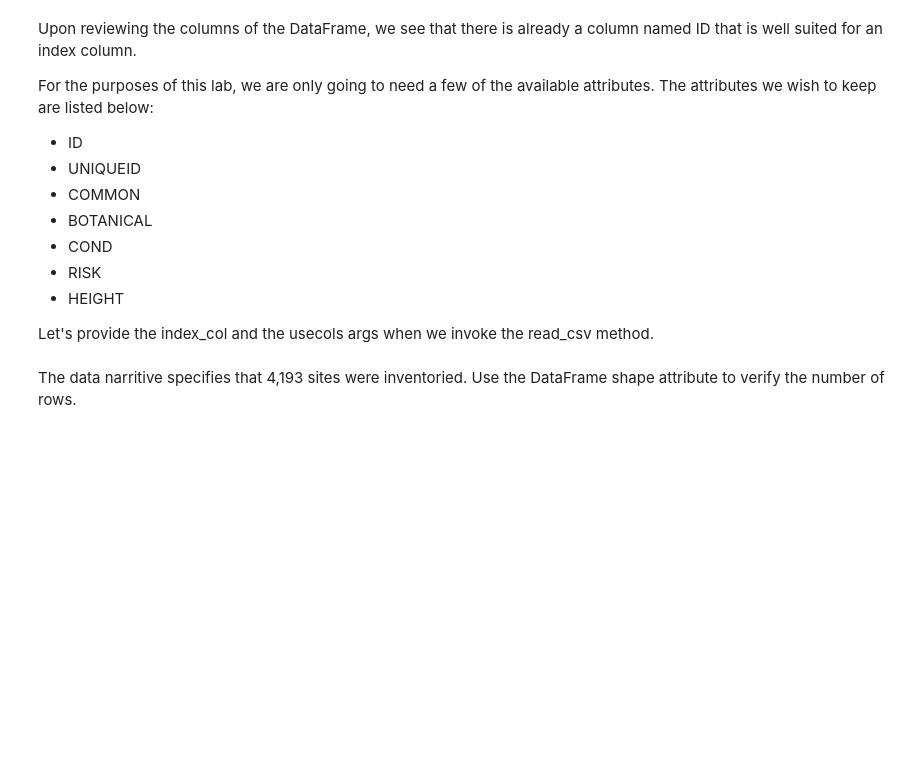
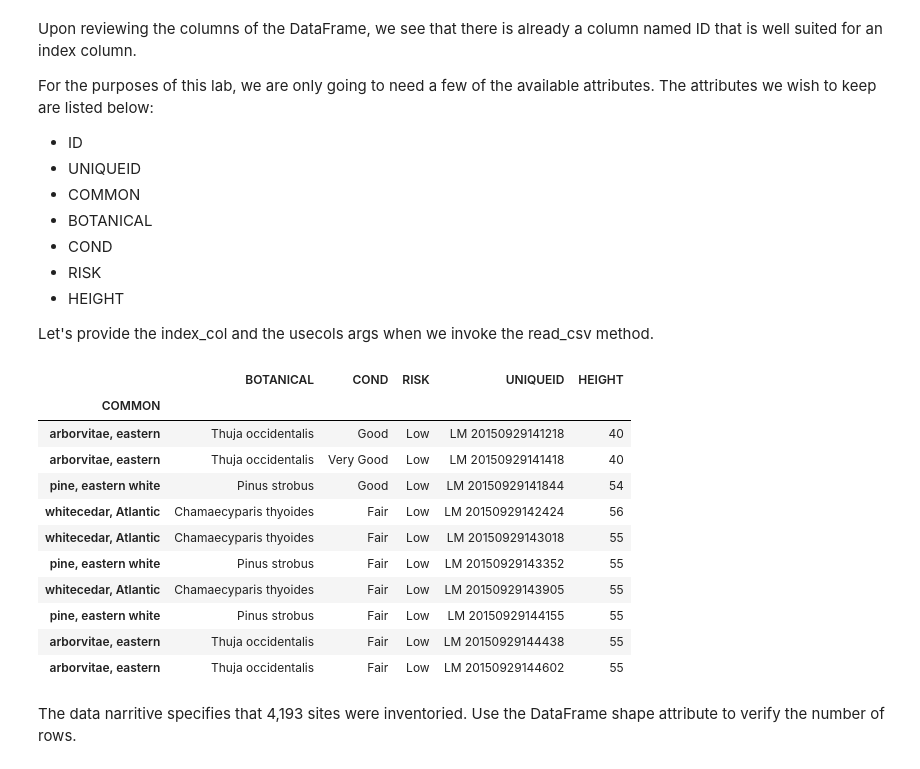
Before and after one commit to imirransom/DataEngineering.Labs.CityOfNewarkDETreeSurvey, a Jupyter notebook: data/newark_de_tree_survey-checkpoint.ipynb, the cells around one changed output. Saved outputs shown, nothing was run; the diff lists cells and outputs as text; code cells hidden in the pictures; blank space fills up the shorter version.

```diff
--- a/data/newark_de_tree_survey-checkpoint.ipynb
+++ b/data/newark_de_tree_survey-checkpoint.ipynb
@@ -64,5 +79,22 @@ For the purposes of this lab, we are only going to need a few of the available a
 * HEIGHT
 
 Let's provide the index_col and the usecols args when we invoke the read_csv method.
+# %%
+# Create the new DataFrame here.
+df2 = pd.read_csv("newark_tree_data.csv", index_col=0, usecols=['UNIQUEID', 'COMMON', 'BOTANICAL', 'COND', 'RISK', 'HEIGHT'])
 # %%
-# Create the new DataFrame here.
+# Display the first few rows of the new DataFrame here.
+df2.head(10)
+# %% [output]
+|  | BOTANICAL | COND | RISK | UNIQUEID | HEIGHT |
+| COMMON |  |  |  |  |  |
+| arborvitae, eastern | Thuja occidentalis | Good | Low | LM 20150929141218 | 40 |
+| arborvitae, eastern | Thuja occidentalis | Very Good | Low | LM 20150929141418 | 40 |
+| pine, eastern white | Pinus strobus | Good | Low | LM 20150929141844 | 54 |
+| whitecedar, Atlantic | Chamaecyparis thyoides | Fair | Low | LM 20150929142424 | 56 |
+| whitecedar, Atlantic | Chamaecyparis thyoides | Fair | Low | LM 20150929143018 | 55 |
+| pine, eastern white | Pinus strobus | Fair | Low | LM 20150929143352 | 55 |
+| whitecedar, Atlantic | Chamaecyparis thyoides | Fair | Low | LM 20150929143905 | 55 |
+| pine, eastern white | Pinus strobus | Fair | Low | LM 20150929144155 | 55 |
+| arborvitae, eastern | Thuja occidentalis | Fair | Low | LM 20150929144438 | 55 |
+| arborvitae, eastern | Thuja occidentalis | Fair | Low | LM 20150929144602 | 55 |
```
Also changed, not shown: parts of 6 cells of this notebook.
